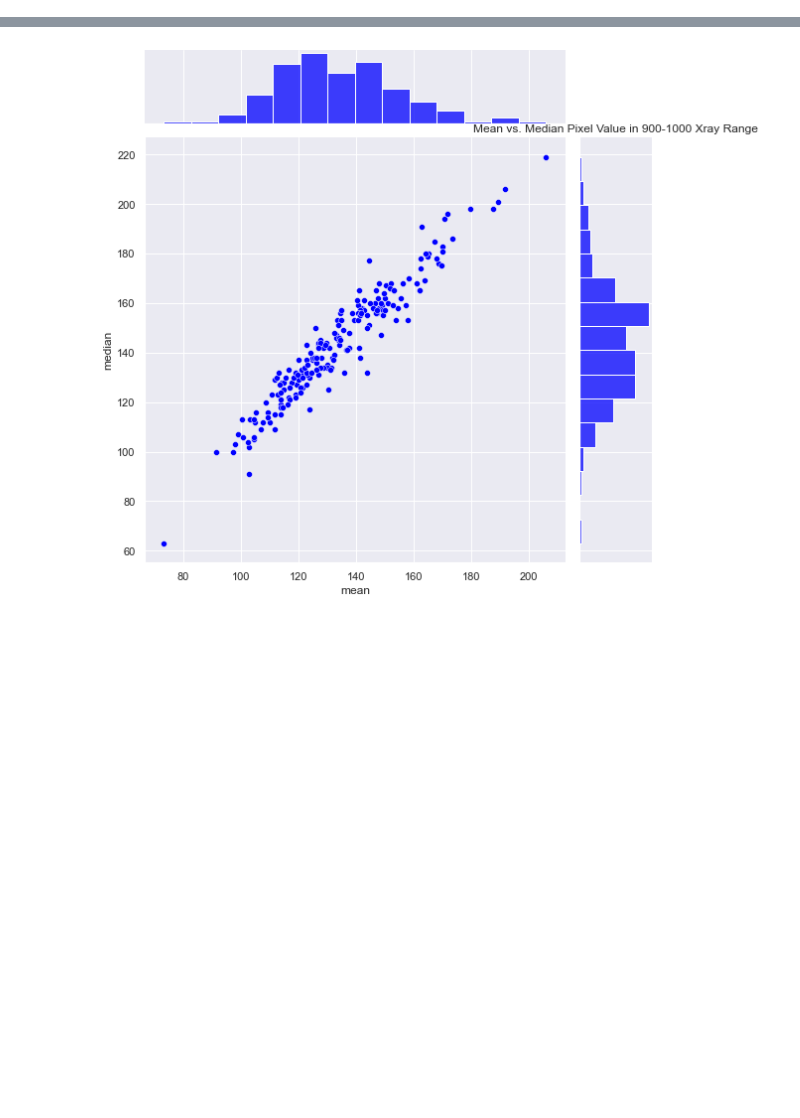
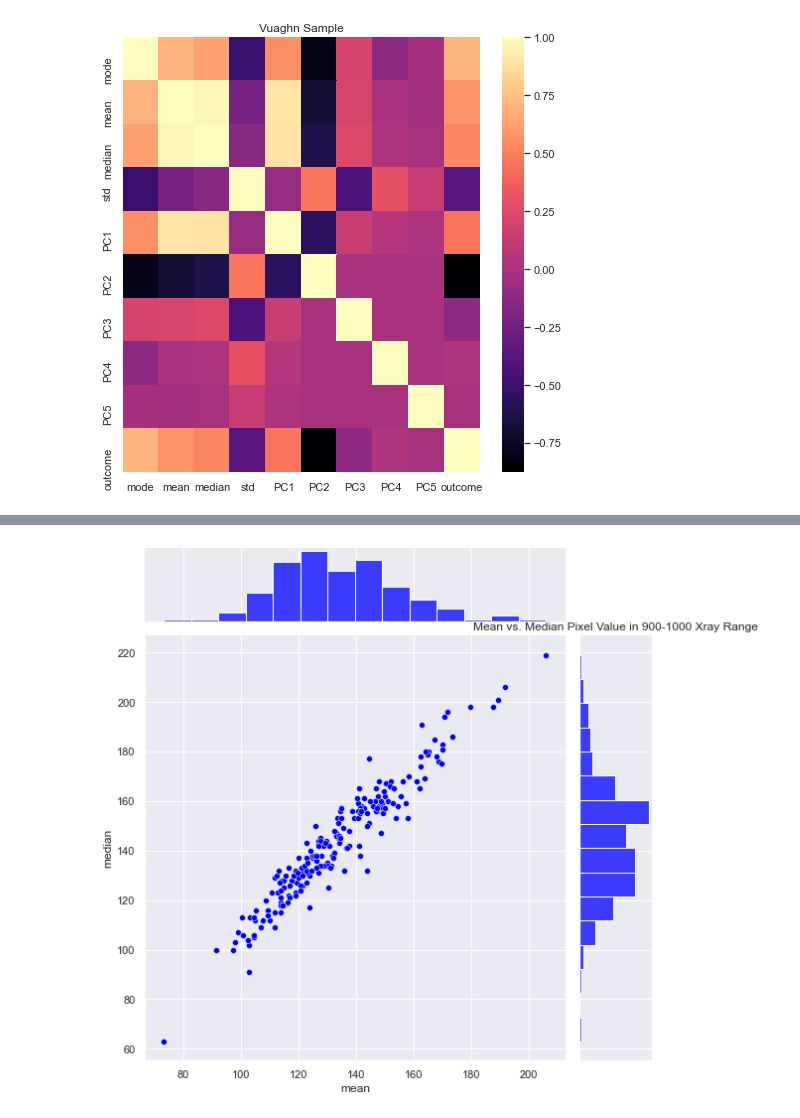
Before and after one commit to AlexSchaefferEdu/GP3, a Jupyter notebook: AnalysisWorkpad_Schaeffer.ipynb, the cells around one changed output, grey strips where cells are left out. Cells and saved outputs as stored; diff of their text form; code cells hidden in the pictures; blank space fills up the shorter version.

```diff
--- a/AnalysisWorkpad_Schaeffer.ipynb
+++ b/AnalysisWorkpad_Schaeffer.ipynb
@@ -34,0 +23,8 @@ df.head()
+# %%
+Vuaghn = pd.read_csv("MLdata_Vuaghn.csv").drop('case', axis=1)
+fig, ax = plt.subplots(figsize=(8, 8))
+sns.heatmap(Vuaghn.corr(), cmap="magma", ax=ax)
+plt.title("Vuaghn Sample")
+plt.savefig("Graphics\CorrPlot_Vuaghn.png")
+# %% [output]
+[figure, added]
```
Also changed, not shown: parts of 18 cells of this notebook, 4 other files.
